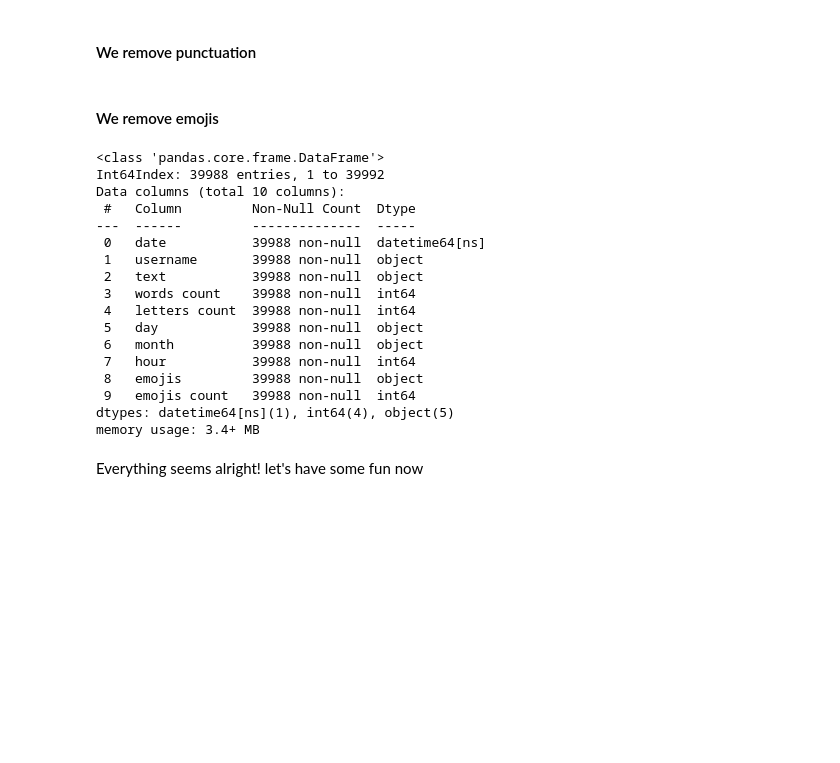
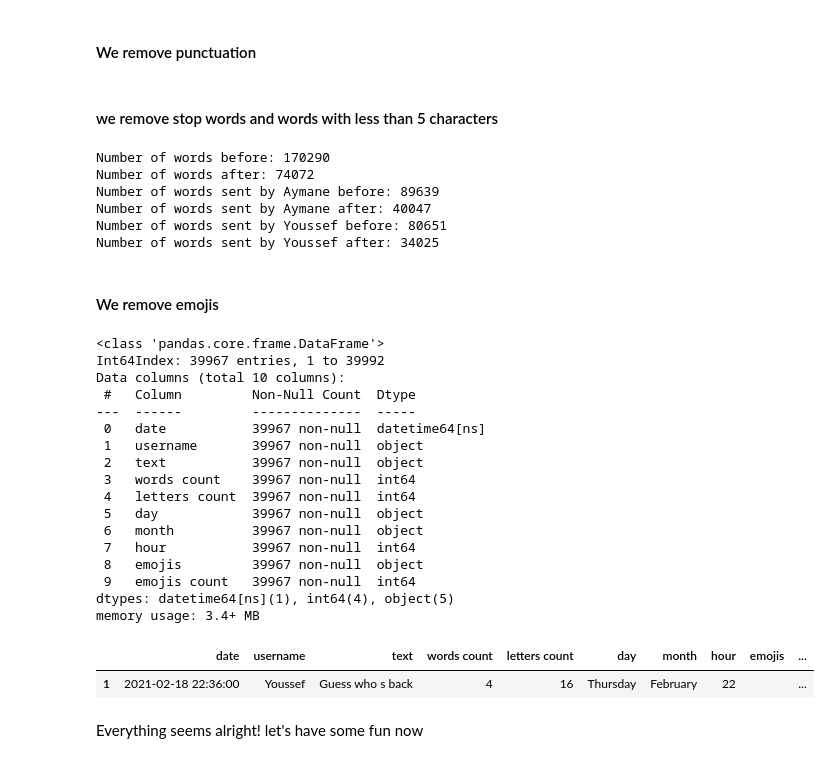
Before and after one commit to AymaneHrouch/Whatsapp-Analysis, a Jupyter notebook: Whatsapp discussion analysis.ipynb, the cells around one changed output. Cells and saved outputs as stored; diff of their text form; code cells hidden in the pictures; blank space fills up the shorter version.

```diff
--- a/Whatsapp discussion analysis.ipynb
+++ b/Whatsapp discussion analysis.ipynb
@@ -121,0 +146,2 @@ dtype: int64
+# %%
+df = df[df["text"] != 'Missed voice call']
@@ -207,6 +229,30 @@ words = list(filter(bool, words))
 for user in words_per_user:
     words_per_user[user] = [w.translate(table) for w in words_per_user[user]]
     words_per_user[user] = list(filter(bool, words_per_user[user]))
+# %% [markdown]
+#### we remove stop words and words with less than 5 characters
+# %%
+print("Number of words before:", len(words))
+for idx, word in enumerate(words):
+    if(word in stop_words):
+        words[idx] = ''
+words = list(filter(lambda x:False if len(x) < 5 else True, words))
+print("Number of words after:", len(words))
+
+for user in words_per_user:
+    print("Number of words sent by {} before:".format(user), len(words_per_user[user]))
+    for idx, word in enumerate(words_per_user[user]):
+        if(word in stop_words):
+            words_per_user[user][idx] = ''
+    words_per_user[user] = list(filter(lambda x:False if len(x) < 5 else True, words_per_user[user]))
+    print("Number of words sent by {} after:".format(user), len(words_per_user[user]))
+# %% [output]
+Number of words before: 170290
+Number of words after: 74072
+Number of words sent by Aymane before: 89639
+Number of words sent by Aymane after: 40047
+Number of words sent by Youssef before: 80651
+Number of words sent by Youssef after: 34025
 # %% [markdown]
 #### We remove emojis
 # %%
@@ -231,24 +277,27 @@ for user in words_per_user:
 df.info()
 # %% [output]
 <class 'pandas.core.frame.DataFrame'>
-Int64Index: 39988 entries, 1 to 39992
+Int64Index: 39967 entries, 1 to 39992
 Data columns (total 10 columns):
  #   Column         Non-Null Count  Dtype
 ---  ------         --------------  -----
- 0   date           39988 non-null  datetime64[ns]
- 1   username       39988 non-null  object
- 2   text           39988 non-null  object
- 3   words count    39988 non-null  int64
- 4   letters count  39988 non-null  int64
- 5   day            39988 non-null  object
- 6   month          39988 non-null  object
- 7   hour           39988 non-null  int64
- 8   emojis         39988 non-null  object
- 9   emojis count   39988 non-null  int64
+ 0   date           39967 non-null  datetime64[ns]
+ 1   username       39967 non-null  object
+ 2   text           39967 non-null  object
+ 3   words count    39967 non-null  int64
+ 4   letters count  39967 non-null  int64
+ 5   day            39967 non-null  object
+ 6   month          39967 non-null  object
+ 7   hour           39967 non-null  int64
+ 8   emojis         39967 non-null  object
+ 9   emojis count   39967 non-null  int64
 dtypes: datetime64[ns](1), int64(4), object(5)
 memory usage: 3.4+ MB
 # %%
-df.head()
+df.head(1)
+# %% [output]
+|  | date | username | text | words count | letters count | day | month | hour | emojis | ... |
+| 1 | 2021-02-18 22:36:00 | Youssef | Guess who s back | 4 | 16 | Thursday | February | 22 |  | ... |
 # %% [markdown]
 Everything seems alright! let's have some fun now
 # %% [markdown]
```
Also changed, not shown: parts of 23 cells of this notebook.
